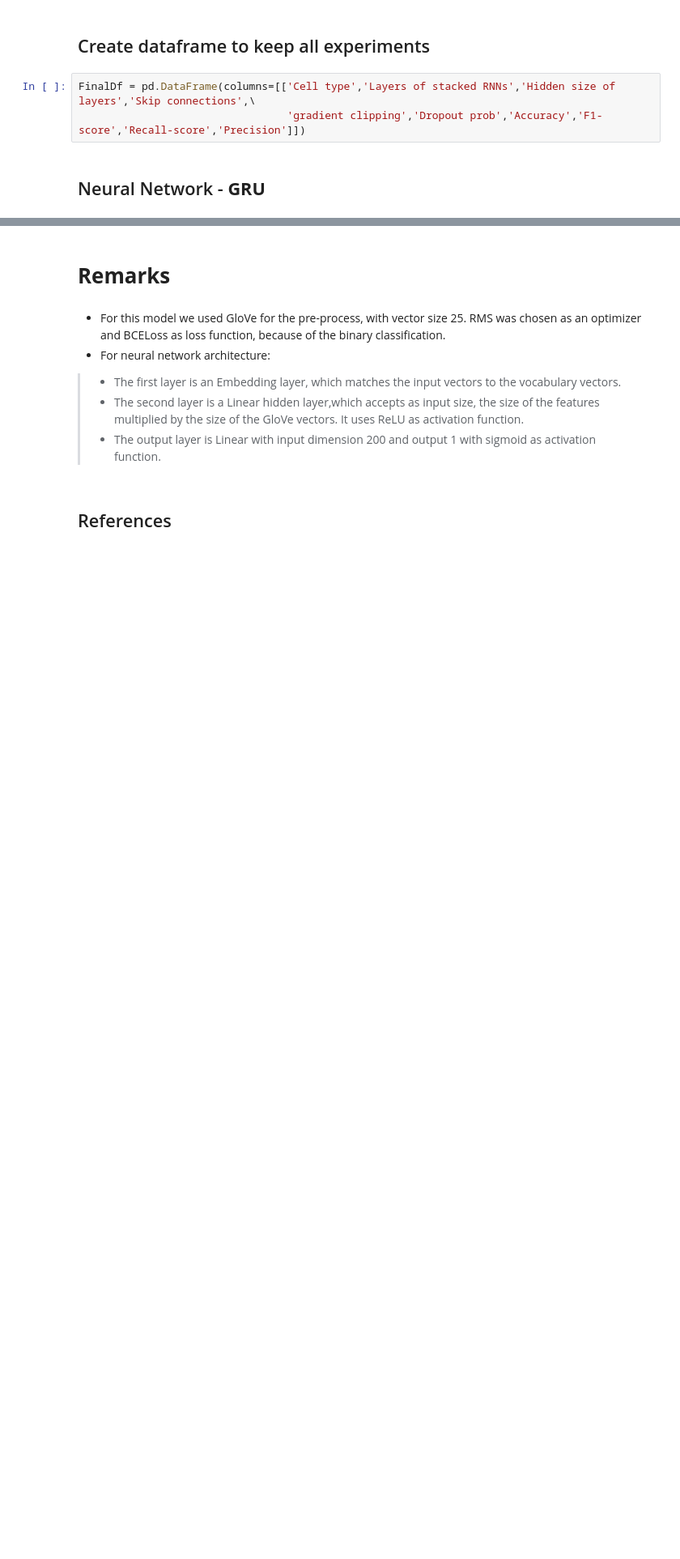
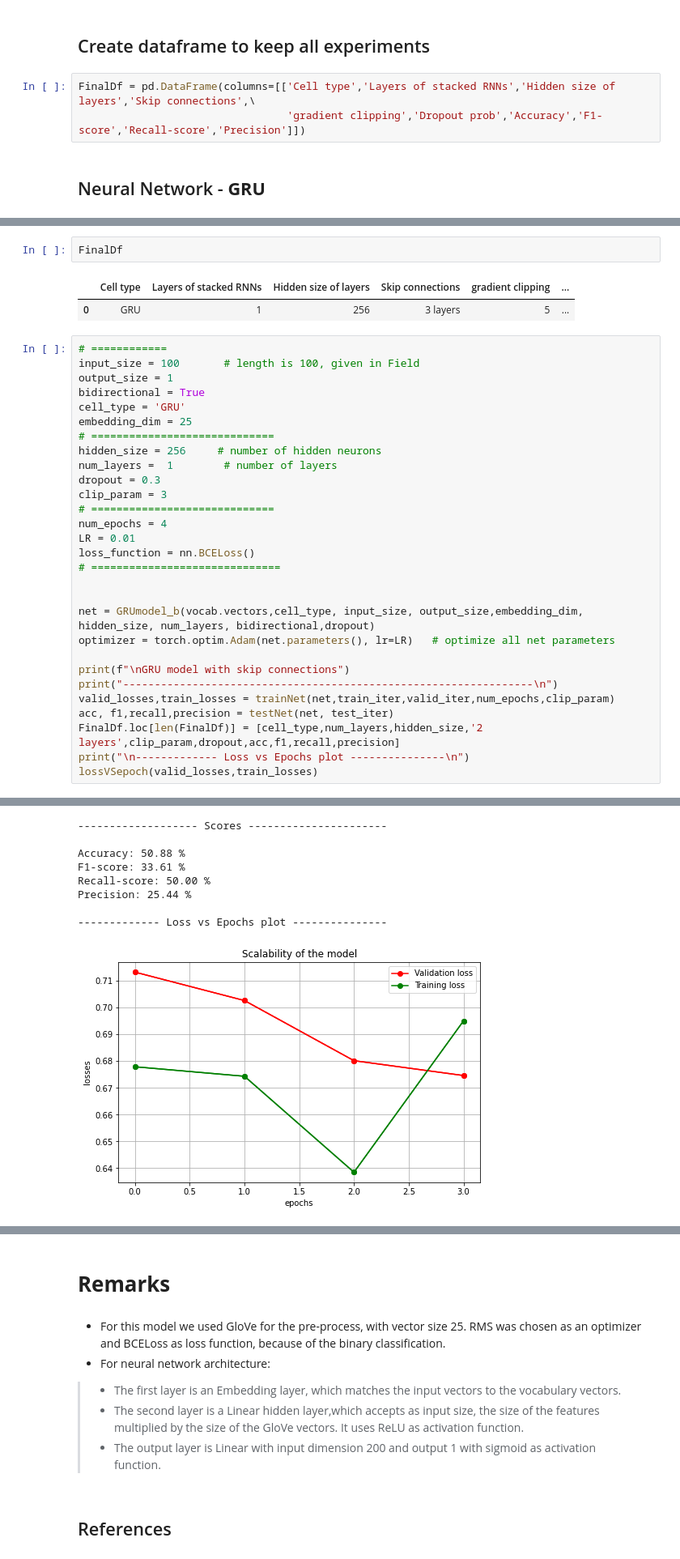
Before and after one commit to Myrto-Iglezou/Sentiment-classifier-RNN, a Jupyter notebook: Question-1-skip-connections.ipynb, the cells around one changed output, grey strips where cells are left out. Shown at 81% size. Drawn from its saved outputs; the diff is of its cells as text; blank space fills up the shorter version.

```diff
--- a/Question-1-skip-connections.ipynb
+++ b/Question-1-skip-connections.ipynb
@@ -481,0 +472,35 @@ Precision: 73.49 %
+# %%
+FinalDf
+# %% [output]
+|  | Cell type | Layers of stacked RNNs | Hidden size of layers | Skip connections | gradient clipping | ... |
+| 0 | GRU | 1 | 256 | 3 layers | 5 | ... |
+# %%
+# ============
+input_size = 100       # length is 100, given in Field
+output_size = 1
+bidirectional = True
+cell_type = 'GRU'
+embedding_dim = 25
+# =============================
+hidden_size = 256     # number of hidden neurons
+num_layers =  1        # number of layers
+dropout = 0.3
+clip_param = 3
+# =============================
+num_epochs = 4
+LR = 0.01
+loss_function = nn.BCELoss()
+# ==============================
+
+
+net = GRUmodel_b(vocab.vectors,cell_type, input_size, output_size,embedding_dim, hidden_size, num_layers, bidirectional,dropout)
+optimizer = torch.optim.Adam(net.parameters(), lr=LR)   # optimize all net parameters
+
+print(f"\nGRU model with skip connections")
+print("-----------------------------------------------------------------\n")
+valid_losses,train_losses = trainNet(net,train_iter,valid_iter,num_epochs,clip_param)
+acc, f1,recall,precision = testNet(net, test_iter)
+FinalDf.loc[len(FinalDf)] = [cell_type,num_layers,hidden_size,'2 layers',clip_param,dropout,acc,f1,recall,precision]
+print("\n------------- Loss vs Epochs plot ---------------\n")
+lossVSepoch(valid_losses,train_losses)
+# %% [output]
@@ -482,2 +514,11 @@ Precision: 73.49 %
+------------------- Scores ----------------------
+
+Accuracy: 50.88 %
+F1-score: 33.61 %
+Recall-score: 50.00 %
+Precision: 25.44 %
+
+------------- Loss vs Epochs plot ---------------
+[figure, added]
 # %%
 FinalDf
```
Also changed, not shown: parts of 7 cells of this notebook.
